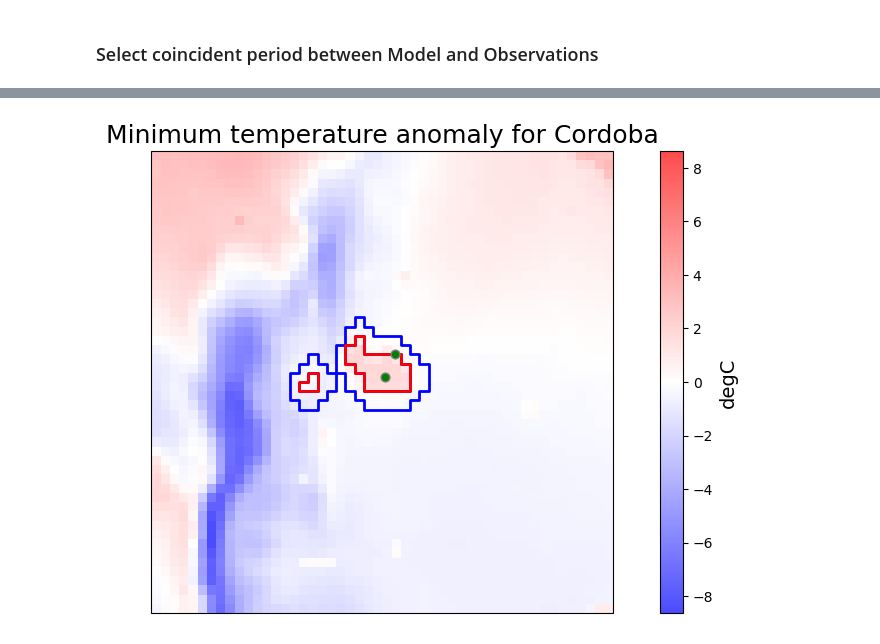
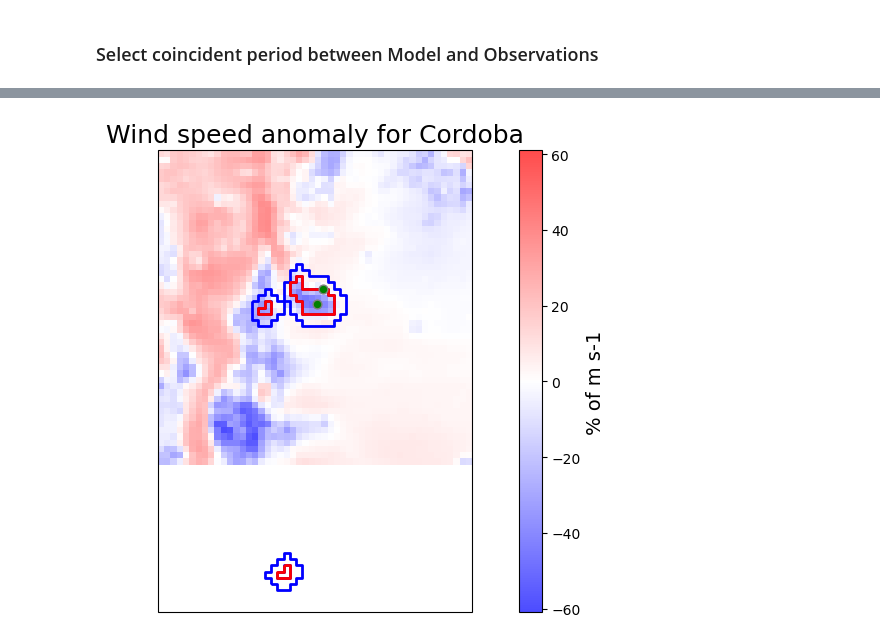
Before and after one commit to JavierDiezSierra/urbanmask, a Jupyter notebook: Urban_and_Rural_Observations_Comparison.ipynb, the cells around one changed output, grey strips where cells are left out. Drawn from its saved outputs; the diff is of its cells as text; code cells hidden in the pictures.

```diff
--- a/Urban_and_Rural_Observations_Comparison.ipynb
+++ b/Urban_and_Rural_Observations_Comparison.ipynb
@@ -46,7 +71,9 @@ city = 'Cordoba'
 lon_city = -64.1888
 lat_city = -31.4201
 
+
 domain = 'CSAM-4i'
+version = 'v1'
 model = 'UCAN'
 scenario = "evaluation"
 
@@ -57,11 +84,11 @@ sftlf_th = 70
 scale = 2
 min_city_size = 3
 lon_lim = 1
-lat_lim = 1
+lat_lim = 2
 
 urban_var = 'sftuf'
 
-variable='tasmin'
+variable='sfcWind'
 # %% [markdown]
 Create a directory to save the results for this particular city and model
 # %%
@@ -131,0 +164,13 @@ ds_sftlf = URBAN.crop_area_city(ds_sftlf, domain_resolution)
+# %%
+ds_orog = URBAN.crop_area_city(ds_orog, domain_resolution)
+ds_sftlf = URBAN.crop_area_city(ds_sftlf, domain_resolution)
+if model in ['USP','ICTP']:
+
+    # Crear un remapeador con nearest neighbor
+    regridder = xe.Regridder(ds_sftuf_native, ds_orog, method='nearest_s2d')
+
+    # Aplicar la interpolación
+    ds_sftuf = regridder(ds_sftuf_native)
+
+else:
+    ds_sftuf = URBAN.crop_area_city(ds_sftuf, domain_resolution)
@@ -252,20 +329,22 @@ def load_city_data(city, base_dir="/lustre/gmeteo/WORK/ASNA/projects/fpssam/03_F
 
         # Assuming the file is in a CSV-like format
         try:
-            df = pd.read_csv(file, delimiter=" ", header=None, on_bad_lines='skip')  # Adjust delimiter if needed
-            # Combine the year, month, day, and hour into a single 'DATE' column
-            df['DATE'] = pd.to_datetime(df[[1, 2, 3, 4]].astype(str).agg('-'.join, axis=1), format='%Y-%m-%d-%H')
+            df = pd.read_csv(file, delimiter="\s+", header=None, on_bad_lines='skip')
+            df[4] = pd.to_numeric(df[4], errors='coerce')
+            df[3] = df[3].astype(int)  # Asegurar que la hora es un entero
+            df['DATE'] = pd.to_datetime(df[[0, 1, 2, 3]].astype(str).agg('-'.join, axis=1), format='%Y-%m-%d-%H')
 
             # Drop the original year, month, day, and hour columns
-            df = df.drop([1, 2, 3, 4], axis=1)
+            df = df.drop([0, 1, 2, 3], axis=1)
 
-            # Remove rows where all values are NaN
-            df = df.dropna(how='all')
-            # Remove columns where all values are NaN
-            df = df.dropna(axis=1, how='all')  # Drop columns with all NaN values
+            # Remove rows where column 5 has NaN values
+            df = df.dropna(subset=[4])
+
+            # Drop columns with all NaN values
+            df = df.dropna(axis=1, how='all')
 
             # Rename columns to match the new names
-            df.columns = ['tas', 'hurs', 'sfcWind', 'Wind Direction', 'pr', 'Pressure', 'DATE']
+            df.columns = ['tas','hurs', 'sfcWind', 'DATE']
 
             # Add station name as a new column
             df['Station Name'] = station_name
@@ -697,10 +1078,12 @@ See the caveats in the documentation: https://pandas.pydata.org/pandas-docs/stab
 # %%
 cachefile = f"{output_dir}/{variable}_{base_filename}_map-ur.nc"
 
 fig = plot_climatology(variable, URBAN, ds_RCM,  urmask,  cachefile,
                        city = city, valid_stations = df, time_series = time_series_obs,
                        alpha_urb_borders = 1,
                        linewidth_urb_borders = 0.6
                       )
+
+cachefile = f"{base_output_dir}/heatwaves_{city}/{variable}_{base_filename}_day_cycle_heatwaves-ur.nc"
 # %% [output]
-[figure, old version]
+[figure, new version]
```
Also changed, not shown: parts of 33 cells of this notebook, 4 other files.
